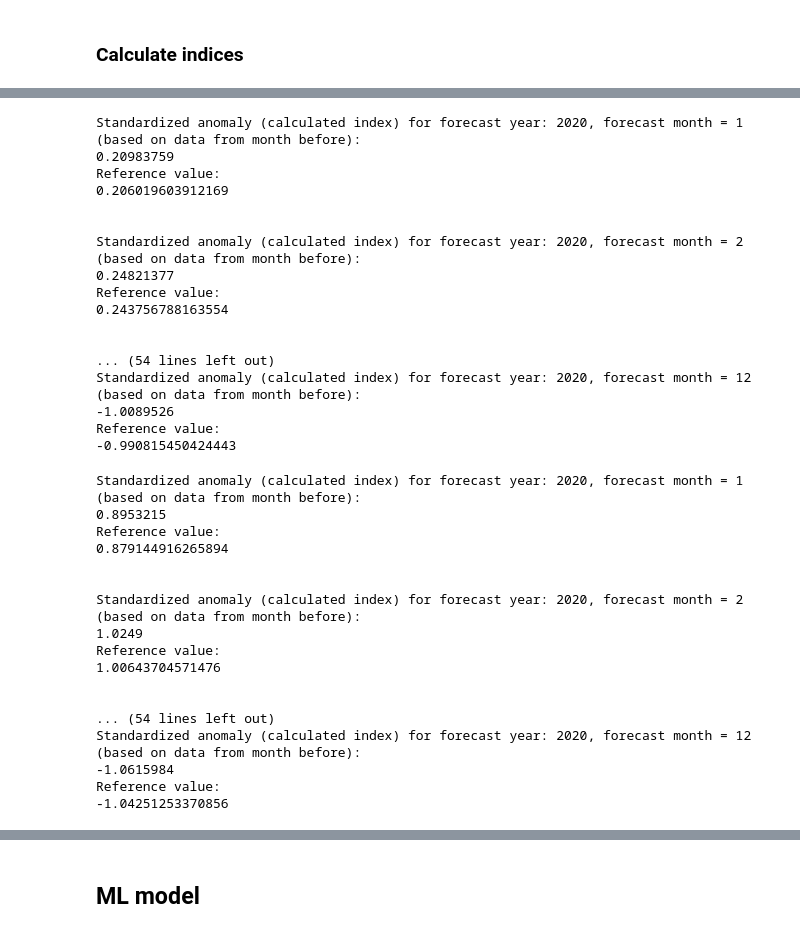
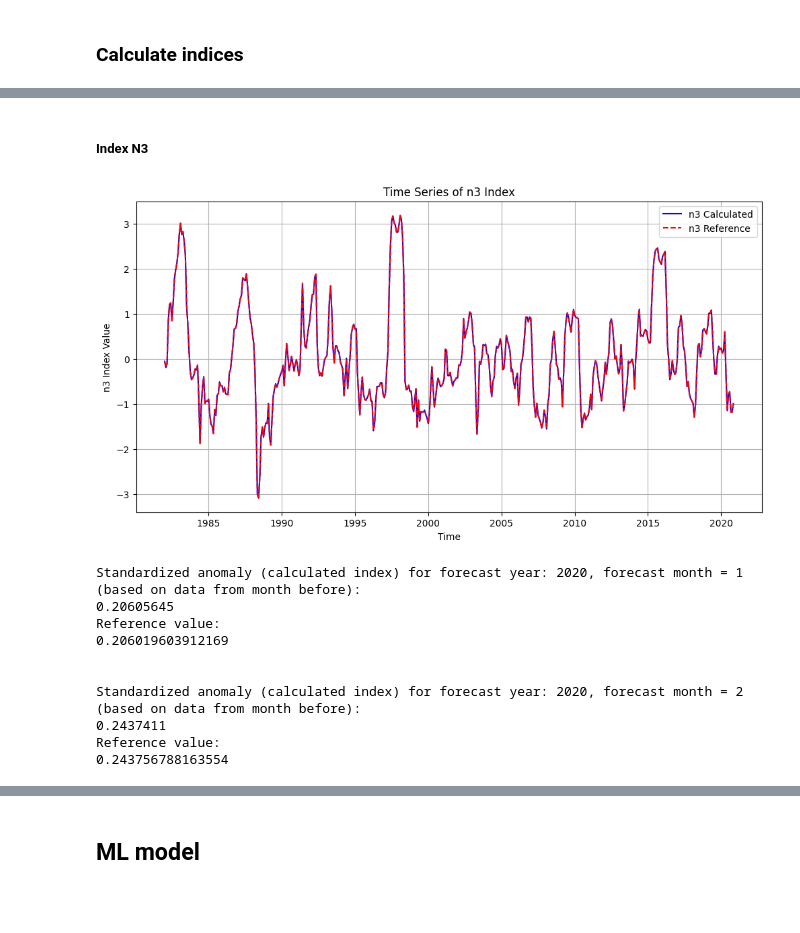
Before and after one commit to SeasonalForecastingEngine/CONFER-WP3, a Jupyter notebook: notebooks/lasso_fcst_example.ipynb, the cells around one changed output, grey strips where cells are left out. Drawn from its saved outputs; the diff is of its cells as text; code cells hidden in the pictures; blank space fills up the shorter version.

```diff
--- a/notebooks/lasso_fcst_example.ipynb
+++ b/notebooks/lasso_fcst_example.ipynb
@@ -687,8 +667,8 @@ indices_definitions = {
     'n4_1': {'lat_min': -5, 'lat_max': 5, 'lon_min': -180, 'lon_max': -150},
     'n4_2': {'lat_min': -5, 'lat_max': 5, 'lon_min': 160, 'lon_max': 180},
     'wpg': {'lat_min': 0, 'lat_max': 20, 'lon_min': 130, 'lon_max': 150},
-    'dmi_west': {'lat_min': -10, 'lat_max': 10, 'lon_min': 50, 'lon_max': 70},
-    'dmi_east': {'lat_min': -10, 'lat_max': 0, 'lon_min': 90, 'lon_max': 110},
+    'dmi_1': {'lat_min': -10, 'lat_max': 10, 'lon_min': 50, 'lon_max': 70}, # West
+    'dmi_2': {'lat_min': -10, 'lat_max': 0, 'lon_min': 90, 'lon_max': 110}, # East
     'ueq850': {'lat_min': -4, 'lat_max': 4, 'lon_min': 60, 'lon_max': 90},
     'ueq200': {'lat_min': -4, 'lat_max': 4, 'lon_min': 60, 'lon_max': 90},
     'wp' : {'lat_min': -15, 'lat_max': 20, 'lon_min': 120, 'lon_max': 160},
@@ -993,64 +1025,35 @@ Reference value:
+# %% [markdown]
+##### Index N3
 # %%
-# Test n3 index values
+time_series_n3_df = prepare_time_series_data(sst_data, "n3", indices_definitions, period_clm, start_year, end_year, months)
 
+# Reference values for index n3
 n3_index_reference = pd.read_csv(f"{filepath_indices}n3_full.csv")
+time_series_n3_reference_df = process_reference_index(n3_index_reference, start_year, end_year)
 
-for month in range(1, 13):
+# Merge and plot dataframes
+merged_df = pd.merge(time_series_n3_df, time_series_n3_reference_df, on=['year', 'month'], suffixes=('_calculated', '_reference'))
+plot_time_series(merged_df, "n3", comparison = True)
+
+# Print some values for comparison
+for month in range(1, 3):
     print(f"Standardized anomaly (calculated index) for forecast year: {forecast_year}, forecast month = {month} (based on data from month before):")
     print(standardize_index(sst_data, "n3", indices_definitions, period_clm, year_fcst=forecast_year, month_init=month).sst.values)
     print(f"Reference value:")
     if month == 1:
         print(n3_index_reference[(n3_index_reference["year"] == forecast_year-1) & (n3_index_reference["month"] == 12)].fl.values[0])
     else:
         print(n3_index_reference[(n3_index_reference["year"] == forecast_year) & (n3_index_reference["month"] == month-1)].fl.values[0])
     print("\n")
 # %% [output]
+[figure, added]
 Standardized anomaly (calculated index) for forecast year: 2020, forecast month = 1 (based on data from month before):
-0.20983759
+0.20605645
 Reference value:
 0.206019603912169
 
 
 Standardized anomaly (calculated index) for forecast year: 2020, forecast month = 2 (based on data from month before):
-0.24821377
+0.2437411
 Reference value:
 0.243756788163554
-
-
-... (54 lines left out)
-Standardized anomaly (calculated index) for forecast year: 2020, forecast month = 12 (based on data from month before):
--1.0089526
-Reference value:
--0.990815450424443
-# %%
-# Test n4 index values
-
-n4_index_reference = pd.read_csv(f"{filepath_indices}n4_full.csv")
-
-for month in range(1, 13):
-    print(f"Standardized anomaly (calculated index) for forecast year: {forecast_year}, forecast month = {month} (based on data from month before):")
-    print(standardize_index(sst_data, "n4", indices_definitions, period_clm, year_fcst=forecast_year, month_init=month).sst.values)
-    print(f"Reference value:")
-    if month == 1:
-        print(n4_index_reference[(n4_index_reference["year"] == forecast_year-1) & (n4_index_reference["month"] == 12)].fl.values[0])
-    else:
-        print(n4_index_reference[(n4_index_reference["year"] == forecast_year) & (n4_index_reference["month"] == month-1)].fl.values[0])
-    print("\n")
-# %% [output]
-Standardized anomaly (calculated index) for forecast year: 2020, forecast month = 1 (based on data from month before):
-0.8953215
-Reference value:
-0.879144916265894
-
-
-Standardized anomaly (calculated index) for forecast year: 2020, forecast month = 2 (based on data from month before):
-1.0249
-Reference value:
-1.00643704571476
-
-
-... (54 lines left out)
-Standardized anomaly (calculated index) for forecast year: 2020, forecast month = 12 (based on data from month before):
--1.0615984
-Reference value:
--1.04251253370856
```
Also changed, not shown: parts of 55 cells of this notebook, 2 other files.
